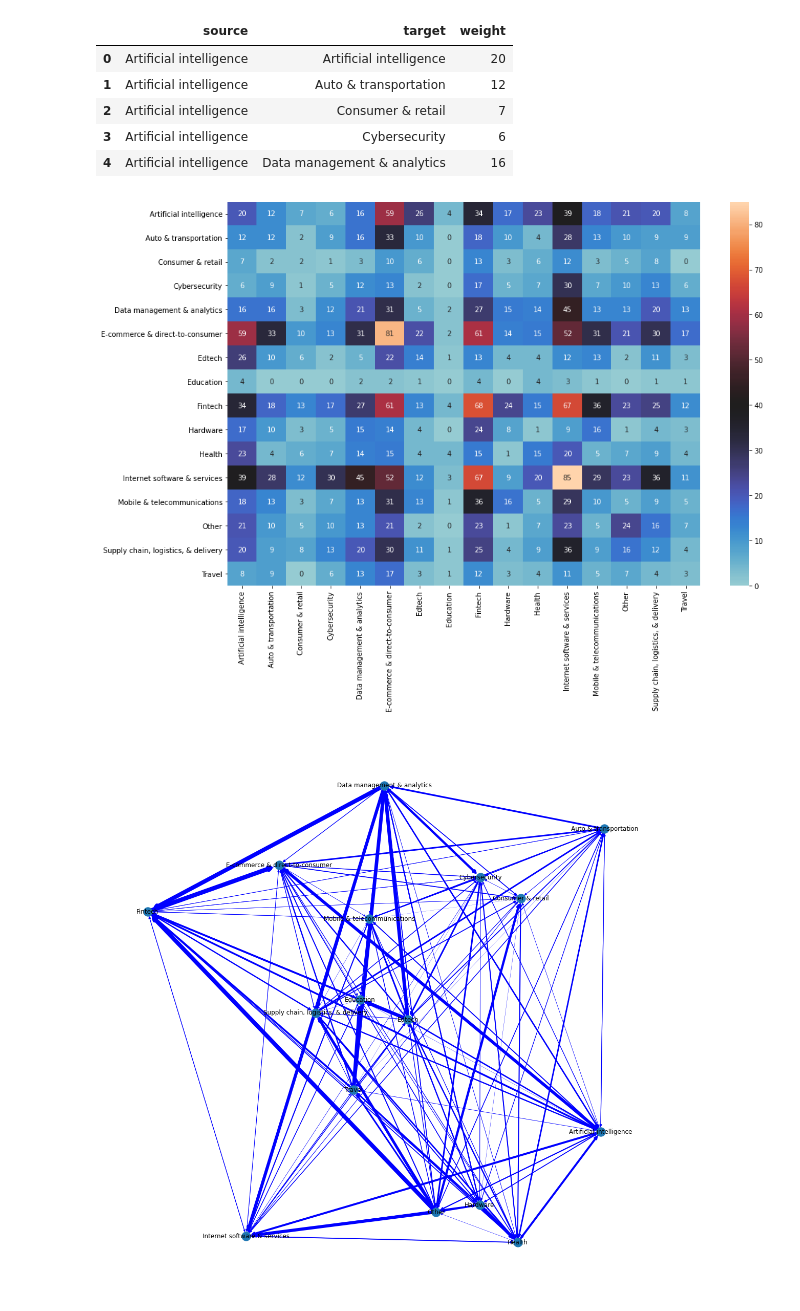
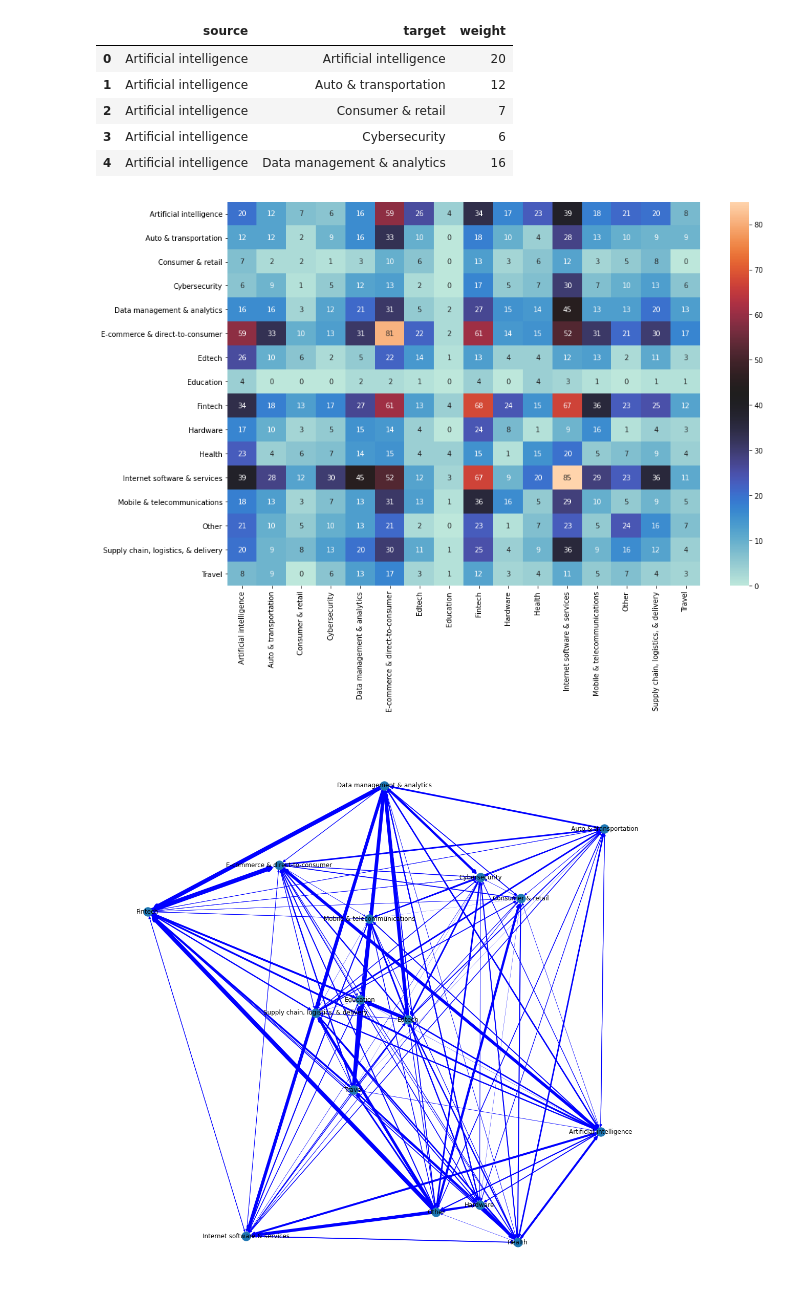
Before and after one commit to takato86/unicorn, a Jupyter notebook: notebooks/analyze.ipynb, the cells around one changed output. Saved outputs shown, nothing was run; the diff lists cells and outputs as text; code cells hidden in the pictures.

```diff
--- a/notebooks/analyze.ipynb
+++ b/notebooks/analyze.ipynb
@@ -884,10 +890,11 @@ industry_graph_df.head()
 | 4 | Artificial intelligence | Data management & analytics | 16 |
 # %%
 plt.figure(figsize=(15, 10))
-sns.heatmap(industry_graph_matrix, center=40, annot=True)
+center = (industry_graph_matrix.max().max() - industry_graph_matrix.min().min()) / 2
+sns.heatmap(industry_graph_matrix, center=center, annot=True)
 plt.savefig(os.path.join("..", "out", "adjacency", "industry_graph.png"))
 # %% [output]
-[figure, old version]
+[figure, new version]
 # %%
 industry_DG = nx.from_pandas_edgelist(industry_dgraph_df, create_using=nx.DiGraph, edge_attr="weight")
 edge_width = [v["weight"] * 0.1 for _, _, v in industry_G.edges(data=True)]
```
Also changed, not shown: parts of 4 cells of this notebook, 4 other files.
